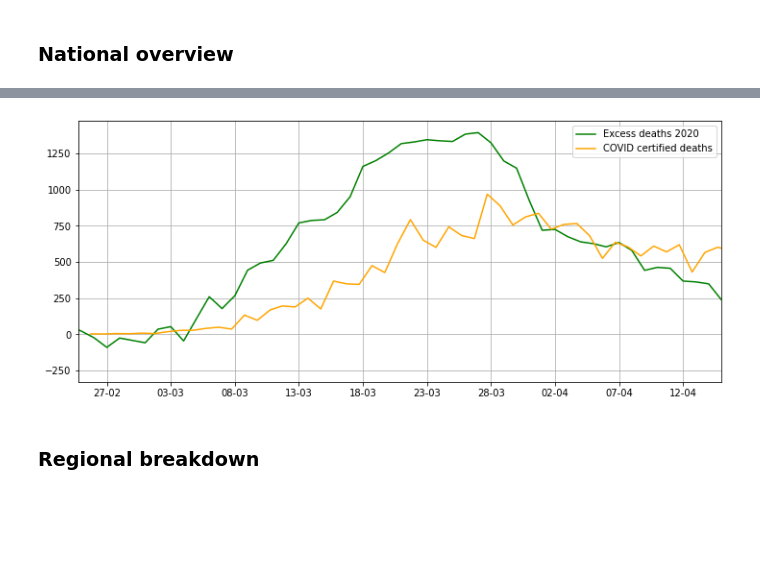
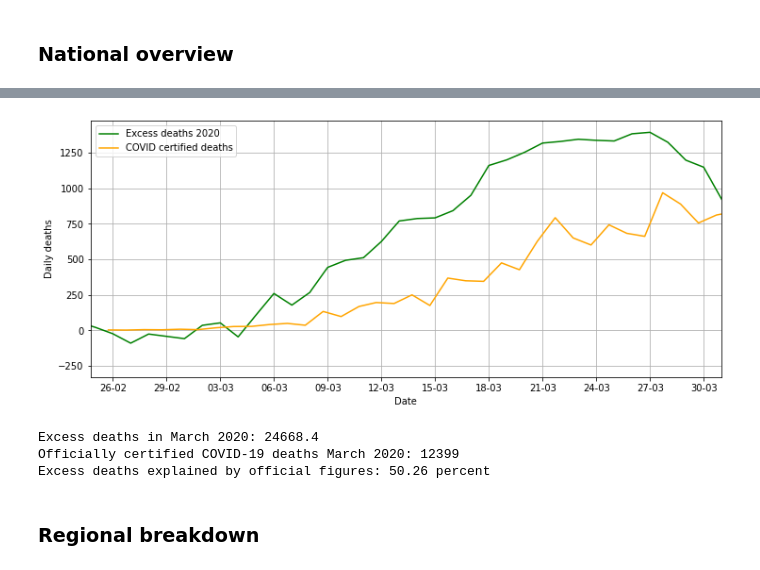
Before and after one commit to Andrampa/covid_analysis, a Jupyter notebook: Calculating_real_COVID_death_toll.ipynb, the cells around one changed output, grey strips where cells are left out. Drawn from its saved outputs; the diff is of its cells as text; code cells hidden in the pictures; blank space fills up the shorter version.

Commit message:
second commit ISTAT

```diff
--- a/Calculating_real_COVID_death_toll.ipynb
+++ b/Calculating_real_COVID_death_toll.ipynb
@@ -8,8 +8,10 @@ from matplotlib.dates import DateFormatter
 import matplotlib.dates as mdates
 params = {'axes.grid': True,
           'axes.titlesize': 10,
-          'axes.labelsize' : 9,
-          'figure.figsize' : [12, 5]}
+          'axes.labelsize' : 10,
+          'figure.figsize' : [12, 5],
+          'xtick.labelsize' : 10,
+          'ytick.labelsize' : 10}
 plt.rcParams.update(params)
 # %% [markdown]
 ### Preparing the data
@@ -23,8 +25,8 @@ df.rename({"REG": "reg_code","NOME_REGIONE": "reg_name", "NOME_PROVINCIA": "prov
 df_sampled = df[df['deaths_2020']!='n.d.'].copy()
 df_sampled['deaths_2020'] = df_sampled['deaths_2020'].astype(int)
 # %%
-df_sampled = df_sampled[df_sampled['mmdd']>131]#.copy() #keep only from 1 feb
-df_sampled = df_sampled[df_sampled['mmdd']<416]#.copy() #keep only until first of april
+df_sampled = df_sampled[df_sampled['mmdd']>131]#.copy() #keep only from 1st feb
+df_sampled = df_sampled[df_sampled['mmdd']<401]#.copy() #keep only until 1st apr
 # %%
 df_sampled['baseline_deaths'] = df_sampled[['deaths_2019', 'deaths_2018','deaths_2017','deaths_2016','deaths_2015']].mean(axis=1)
 df_sampled['excess_deaths'] = df_sampled['deaths_2020'] - df_sampled['baseline_deaths']
@@ -77,14 +82,28 @@ date_format = [pd.to_datetime(d) for d in dates]
 # %%
+civ_prot_data = pd.read_csv("https://raw.githubusercontent.com/pcm-dpc/COVID-19/master/dati-andamento-nazionale/dpc-covid19-ita-andamento-nazionale.csv")
+civ_prot_data['diff_deceduti'] = civ_prot_data['deceduti'].diff()
+dates = civ_prot_data['data']
+date_format = [pd.to_datetime(d) for d in dates]
+#creating chart
 fig, ax = plt.subplots(figsize=(12, 5))
 ax.plot(df_country['date'], df_country['excess_deaths'],color='green', label = 'Excess deaths 2020')
-ax.plot(date_format, data['diff_deceduti'],color='orange', label = 'COVID certified deaths')
+ax.plot(date_format, civ_prot_data['diff_deceduti'],color='orange', label = 'COVID certified deaths')
 date_form = DateFormatter("%d-%m")
 ax.xaxis.set_major_formatter(date_form)
-ax.xaxis.set_major_locator(mdates.DayLocator(interval = 5))
+ax.xaxis.set_major_locator(mdates.DayLocator(interval = 3))
 ax.set_xlim([date_format[0], df_country['date'].iloc[-1]])
 plt.legend(loc='best')
+plt.ylabel('Daily deaths')
+plt.xlabel('Date')
 plt.show()
+#comparing ISTAT excess death and Civil Protection for march 2020
+official_deaths_march = int(civ_prot_data[civ_prot_data['data'].str.contains('2020-03')]['diff_deceduti'].sum())
+print ("Excess deaths in March 2020: %s \nOfficially certified COVID-19 deaths March 2020: %s" % (df_country_march_excess, official_deaths_march))
+print ("Excess deaths explained by official figures: %s percent" % (round((official_deaths_march/df_country_march_excess*100),2)))
 # %% [output]
-[figure, old version]
+[figure, new version]
+Excess deaths in March 2020: 24668.4
+Officially certified COVID-19 deaths March 2020: 12399
+Excess deaths explained by official figures: 50.26 percent
 # %% [markdown]
 ### Regional breakdown
```
Also changed, not shown: parts of 24 cells of this notebook.
